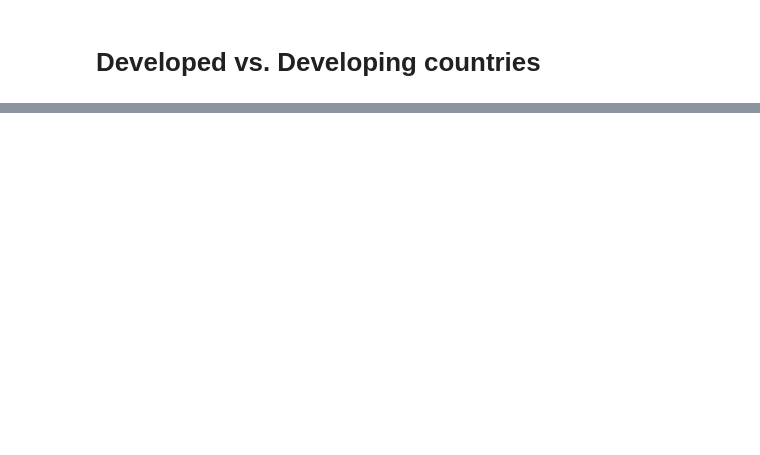
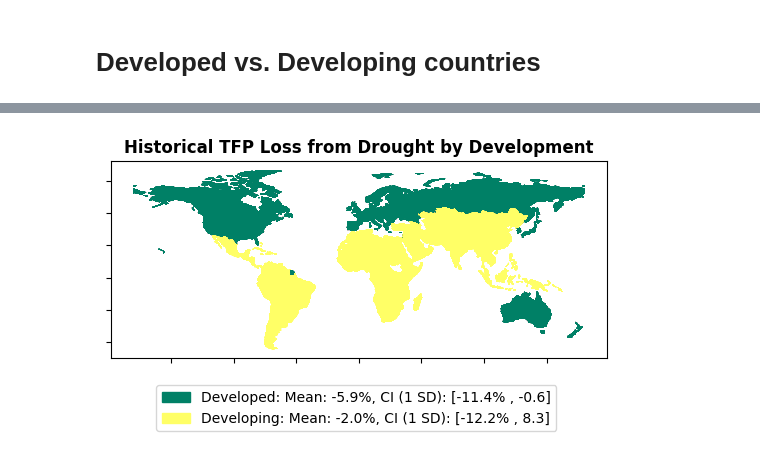
Before and after one commit to greenguy33/climate_econometric_model_comparison, a Jupyter notebook: notebooks/bayesian_drought_model_analysis.ipynb, the cells around one changed output, grey strips where cells are left out. Drawn from its saved outputs; the diff is of its cells as text; code cells hidden in the pictures; blank space fills up the shorter version.

```diff
--- a/notebooks/bayesian_drought_model_analysis.ipynb
+++ b/notebooks/bayesian_drought_model_analysis.ipynb
@@ -524,15 +269,0 @@ for var, samples in scaled_vars.items():
-# %%
-country_development_classification = pd.read_csv("../data/developed_developing_countries_UN.csv")
-country_development_classification = {row[1]["ISO-alpha3 Code"]:row[1]["Developed / Developing regions"] for row in country_development_classification.iterrows()}
-# remove countries not classified as developed or developing
-countries_to_remove = [country for country in set(tfp_regression_data.country) if country not in country_development_classification]
-print("Removing:", countries_to_remove)
-tfp_regression_data = tfp_regression_data[~tfp_regression_data.country.isin(countries_to_remove)]
-
-development_classification = []
-for row in tfp_regression_data.iterrows():
-    row = row[1]
-    development_classification.append(country_development_classification[row.country].lower())
-tfp_regression_data["development"] = development_classification
-tfp_regression_data["developing_development_fixed_effect"] = np.where(tfp_regression_data.development == "Developing", 1, 0)
-tfp_regression_data["developed_development_fixed_effect"] = np.where(tfp_regression_data.development == "Developed", 1, 0)
@@ -547,0 +270,66 @@ percent_loss_by_development
+# %%
+country_development_classification = pd.read_csv("../data/developed_developing_countries_UN.csv")
+country_development_classification = {row[1]["ISO-alpha3 Code"]:row[1]["Developed / Developing regions"] for row in country_development_classification.iterrows()}
+
+tfp_regression_data_ = tfp_regression_data[~tfp_regression_data.country.isin(["TWN"])]
+
+development_classification = []
+for row in tfp_regression_data_.iterrows():
+    row = row[1]
+    development_classification.append(country_development_classification[row.country])
+tfp_regression_data_["development"] = development_classification
+
+development_effect_percent = {}
+for development in ["Developing","Developed"]:
+    countries = [country for country in set(tfp_regression_data_.country) if country_development_classification[country] == development]
+    sum_of_group_weights = 0
+    for country in countries:
+        sum_of_group_weights += country_weights[country]
+    group_country_weights = {country:country_weights[country]/sum_of_group_weights for country in countries}
+    development_effect = [0]*len(unscaled_vars["AFG_country_fixed_effect"])
+    for country in countries:
+        country_effect = [0]*len(unscaled_vars["AFG_country_fixed_effect"])
+        for i in range(droughts_by_country[country]):
+            country_effect += unscaled_vars[country+"_country_fixed_effect"] * group_country_weights[country]
+        development_effect += country_effect
+    development_effect_percent[development] = [math.expm1(val)*100 for val in development_effect]
+
+fig, axis = plt.subplots()
+
+development_percent_loss = {}
+dpl_q1 = {}
+dpl_q2 = {}
+for development, samples in development_effect_percent.items():
+    development_percent_loss[development] = np.mean(samples)
+    dpl_q1[development] = np.quantile(samples, .16)
+    dpl_q2[development] = np.quantile(samples, .84)
+tfp_regression_data_["development_percent_loss"] = list(map(lambda x : development_percent_loss[x], tfp_regression_data_.development))
+
+country_geopandas = geopandas.read_file(
+    geopandas.datasets.get_path('naturalearth_lowres')
+)
+country_geopandas = country_geopandas.merge(
+    tfp_regression_data_,
+    how='inner',
+    left_on=['iso_a3'],
+    right_on=['country']
+)
+
+country_geopandas.plot(column="development_percent_loss", cmap='summer', ax=axis)
+
+legend_labels = [f"{development}: Mean: {round(development_percent_loss[development], 1)}%, CI (1 SD): [{round(dpl_q1[development], 1)}% , {round(dpl_q2[development], 1)}]" for development in ["Developed","Developing"]]
+color_labels = [0,1000]
+legend_bins = []
+cmap = cm.get_cmap('summer')
+for color, legend_label in zip(color_labels, legend_labels):
+    legend_bins.append(mpatches.Patch(color=cmap(color), label=legend_label))
+fig.legend(handles=legend_bins, loc="outside lower center")
+
+axis.set_title(f"Historical TFP Loss from Drought by Development", size=12, weight="bold")
+axis.set_yticklabels([])
+axis.set_xticklabels([])
+
+fig.subplots_adjust(bottom=-.15)
+
+plt.savefig("../figures/drought_fig6.png", bbox_inches='tight')
+# %% [output]
@@ -547,0 +346 @@ percent_loss_by_development
+[figure, added]
```
Also changed, not shown: parts of 29 cells of this notebook, 4 other files.
